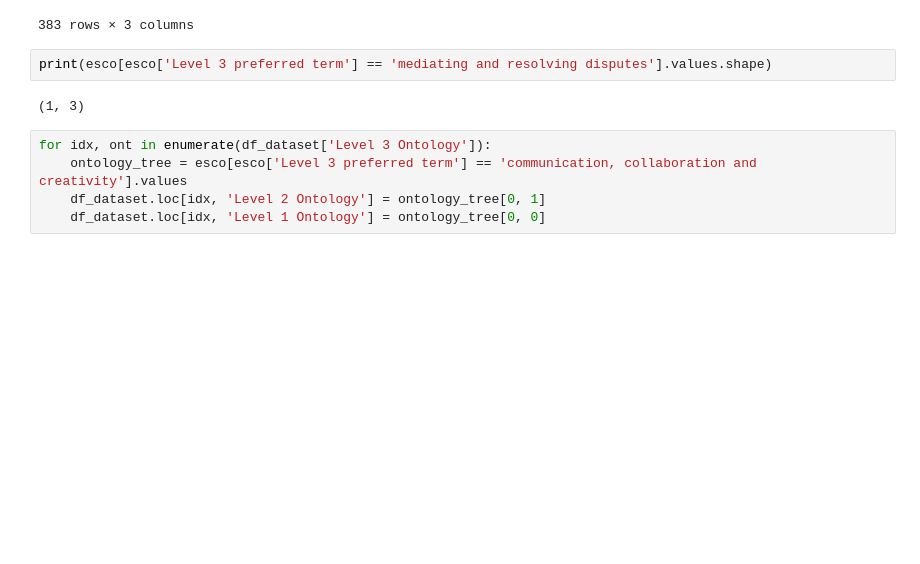
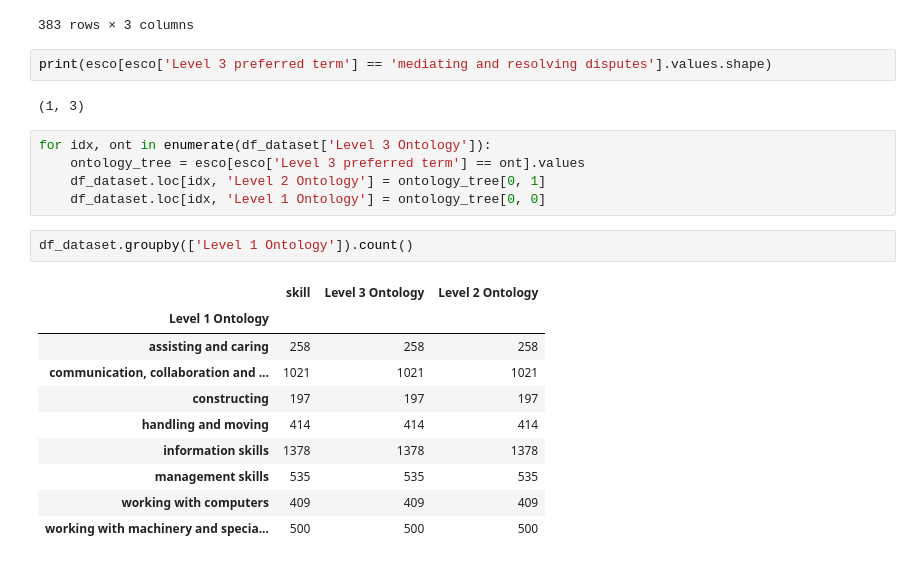
Before and after one commit to JYP97/DS2_Proj_Jobs_skills_analysis, a Jupyter notebook: AutomaticOntologyMatching.ipynb, the cells around one changed output. Saved outputs shown, nothing was run; the diff lists cells and outputs as text; blank space fills up the shorter version.

```diff
--- a/AutomaticOntologyMatching.ipynb
+++ b/AutomaticOntologyMatching.ipynb
@@ -182,7 +182,20 @@ print(esco[esco['Level 3 preferred term'] == 'mediating and resolving disputes']
 (1, 3)
 # %%
 for idx, ont in enumerate(df_dataset['Level 3 Ontology']):
-    ontology_tree = esco[esco['Level 3 preferred term'] == 'communication, collaboration and creativity'].values
+    ontology_tree = esco[esco['Level 3 preferred term'] == ont].values
     df_dataset.loc[idx, 'Level 2 Ontology'] = ontology_tree[0, 1]
     df_dataset.loc[idx, 'Level 1 Ontology'] = ontology_tree[0, 0]
+# %%
+df_dataset.groupby(['Level 1 Ontology']).count()
+# %% [output]
+|  | skill | Level 3 Ontology | Level 2 Ontology |
+| Level 1 Ontology |  |  |  |
+| assisting and caring | 258 | 258 | 258 |
+| communication, collaboration and ... | 1021 | 1021 | 1021 |
+| constructing | 197 | 197 | 197 |
+| handling and moving | 414 | 414 | 414 |
+| information skills | 1378 | 1378 | 1378 |
+| management skills | 535 | 535 | 535 |
+| working with computers | 409 | 409 | 409 |
+| working with machinery and specia... | 500 | 500 | 500 |
 # %%
```
Also changed, not shown: parts of 4 cells of this notebook.
